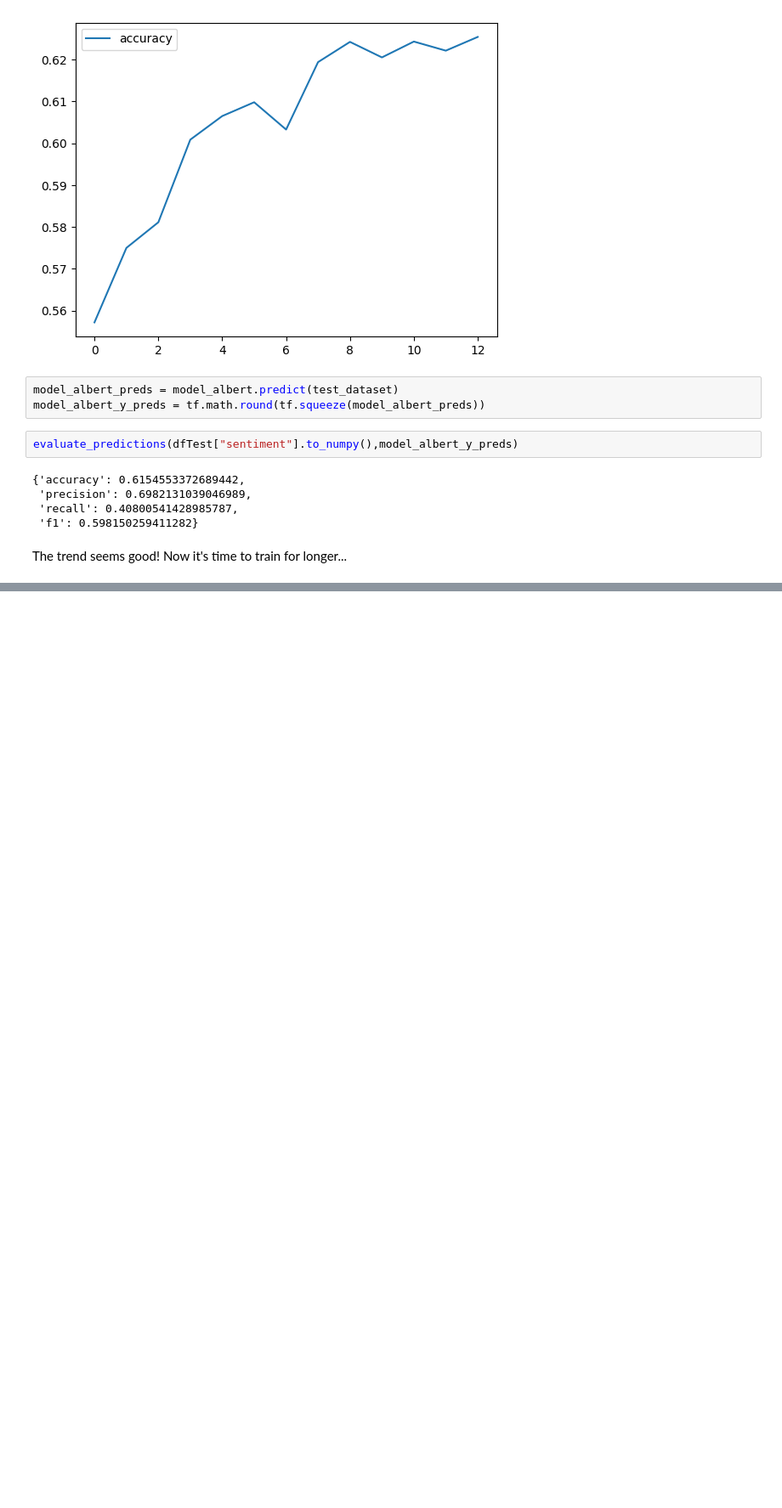
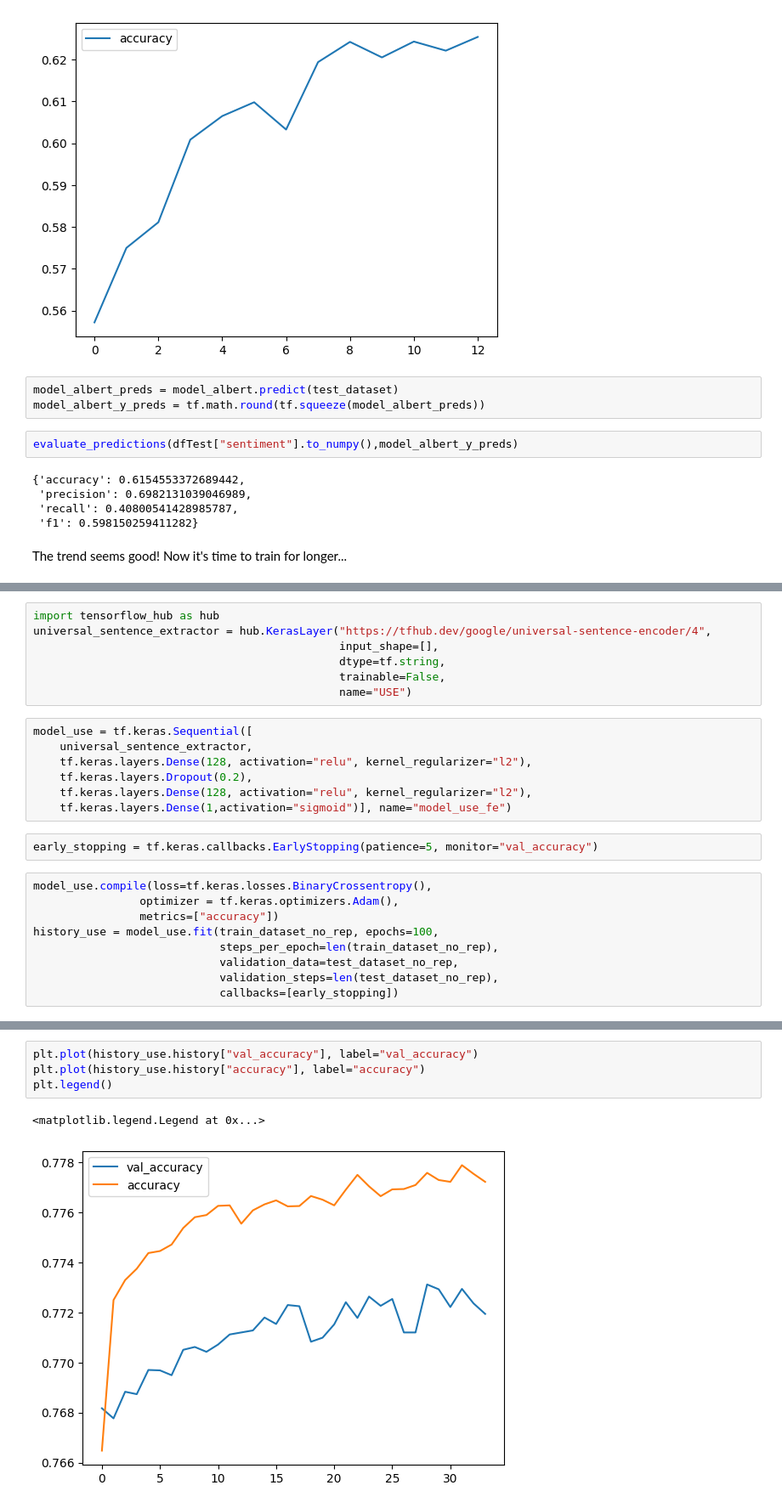
Before and after one commit to a-giorgi/happy-tweeting, a Jupyter notebook: development/project_diary.ipynb, the cells around one changed output, grey strips where cells are left out. Shown: that part at 85% size. Saved outputs shown, nothing was run; the diff lists cells and outputs as text; blank space fills up the shorter version.

Commit message:
Defined model to use

```diff
--- a/development/project_diary.ipynb
+++ b/development/project_diary.ipynb
@@ -682,0 +796,25 @@ test_dataset = tf.data.Dataset.from_tensor_slices((dfTest["preprocessed_tweets"]
+# %%
+import tensorflow_hub as hub
+universal_sentence_extractor = hub.KerasLayer("https://tfhub.dev/google/universal-sentence-encoder/4",
+                                              input_shape=[],
+                                              dtype=tf.string,
+                                              trainable=False,
+                                              name="USE")
+# %%
+model_use = tf.keras.Sequential([
+    universal_sentence_extractor,
+    tf.keras.layers.Dense(128, activation="relu", kernel_regularizer="l2"),
+    tf.keras.layers.Dropout(0.2),
+    tf.keras.layers.Dense(128, activation="relu", kernel_regularizer="l2"),
+    tf.keras.layers.Dense(1,activation="sigmoid")], name="model_use_fe")
+# %%
+early_stopping = tf.keras.callbacks.EarlyStopping(patience=5, monitor="val_accuracy")
+# %%
+model_use.compile(loss=tf.keras.losses.BinaryCrossentropy(),
+                optimizer = tf.keras.optimizers.Adam(),
+                metrics=["accuracy"])
+history_use = model_use.fit(train_dataset_no_rep, epochs=100,
+                            steps_per_epoch=len(train_dataset_no_rep),
+                            validation_data=test_dataset_no_rep,
+                            validation_steps=len(test_dataset_no_rep),
+                            callbacks=[early_stopping])
@@ -682,0 +839,7 @@ test_dataset = tf.data.Dataset.from_tensor_slices((dfTest["preprocessed_tweets"]
+# %%
+plt.plot(history_use.history["val_accuracy"], label="val_accuracy")
+plt.plot(history_use.history["accuracy"], label="accuracy")
+plt.legend()
+# %% [output]
+<matplotlib.legend.Legend at 0x...>
+[figure, added]
```
Also changed, not shown: parts of 30 cells of this notebook.
